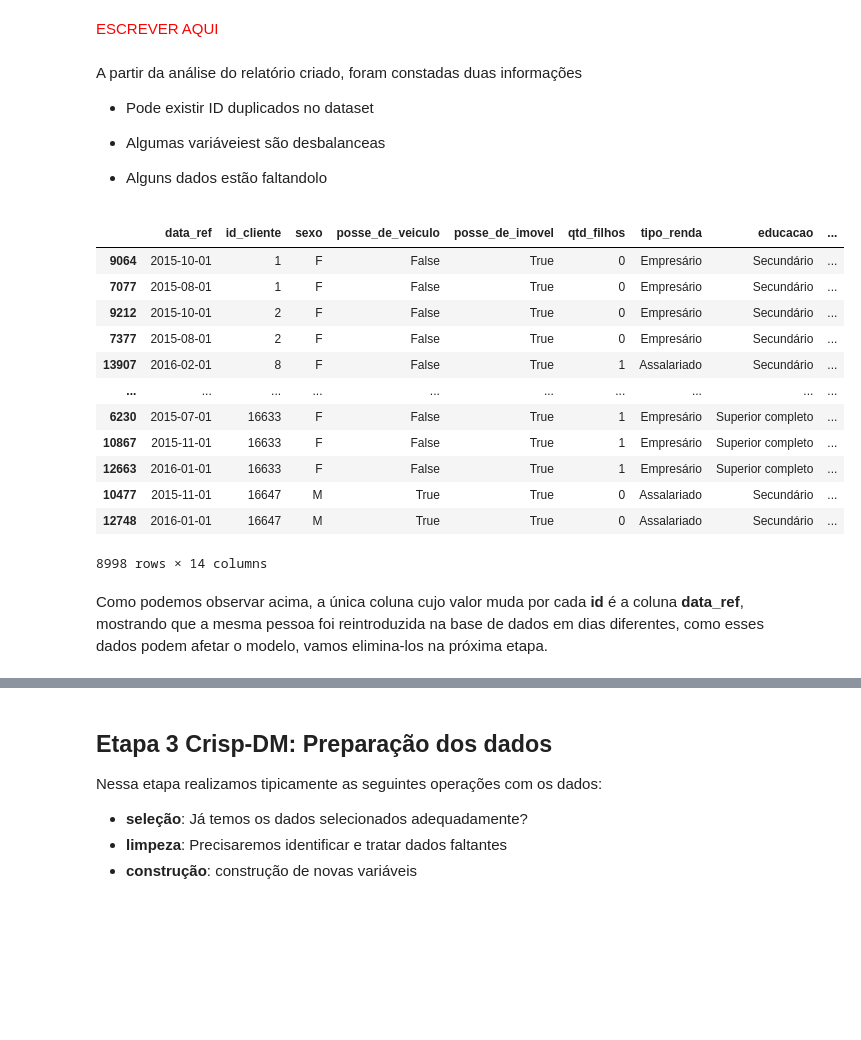
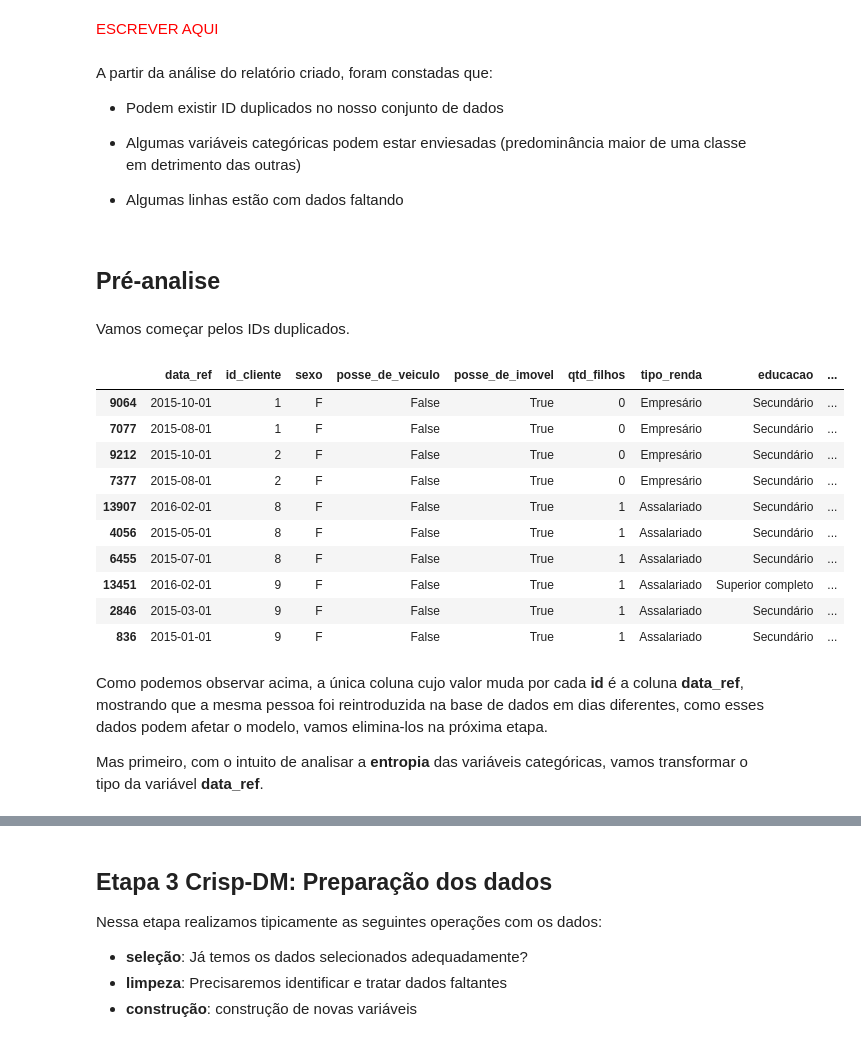
Before and after one commit to PinguinCoding/previsao-renda, a Jupyter notebook: notebooks/exploracao-de-dados.ipynb, the cells around one changed output, grey strips where cells are left out. Saved outputs shown, nothing was run; the diff lists cells and outputs as text; code cells hidden in the pictures; blank space fills up the shorter version.

Commit message:
finished-data-preparing
Finished data preparing to start modeling

```diff
--- a/notebooks/exploracao-de-dados.ipynb
+++ b/notebooks/exploracao-de-dados.ipynb
@@ -78,30 +79,34 @@ prof.to_file('../reports/renda_analisys.html')
 # %% [markdown]
 <span style="color:red">ESCREVER AQUI</span>
 # %% [markdown]
-A partir da análise do relatório criado, foram constadas duas informações
+A partir da análise do relatório criado, foram constadas que:
 
-- Pode existir ID duplicados no dataset
+- Podem existir ID duplicados no nosso conjunto de dados
 
-- Algumas variáveiest são desbalanceas
+- Algumas variáveis categóricas podem estar enviesadas (predominância maior de uma classe em detrimento das outras)
 
-- Alguns dados estão faltandolo
+- Algumas linhas estão com dados faltando
+# %% [markdown]
+## Pré-analise
+# %% [markdown]
+Vamos começar pelos IDs duplicados.
 # %%
 id_duplicados = [item for item in renda['id_cliente'].value_counts().index if renda['id_cliente'].value_counts()[item] != 1]
 # %%
-renda.loc[renda['id_cliente'].isin(id_duplicados)].sort_values(by='id_cliente')
+renda.loc[renda['id_cliente'].isin(id_duplicados)].sort_values(by='id_cliente').head(10)
 # %% [output]
 |  | data_ref | id_cliente | sexo | posse_de_veiculo | posse_de_imovel | qtd_filhos | tipo_renda | educacao | ... |
 | 9064 | 2015-10-01 | 1 | F | False | True | 0 | Empresário | Secundário | ... |
 | 7077 | 2015-08-01 | 1 | F | False | True | 0 | Empresário | Secundário | ... |
 | 9212 | 2015-10-01 | 2 | F | False | True | 0 | Empresário | Secundário | ... |
 | 7377 | 2015-08-01 | 2 | F | False | True | 0 | Empresário | Secundário | ... |
 | 13907 | 2016-02-01 | 8 | F | False | True | 1 | Assalariado | Secundário | ... |
-| ... | ... | ... | ... | ... | ... | ... | ... | ... | ... |
-| 6230 | 2015-07-01 | 16633 | F | False | True | 1 | Empresário | Superior completo | ... |
-| 10867 | 2015-11-01 | 16633 | F | False | True | 1 | Empresário | Superior completo | ... |
-| 12663 | 2016-01-01 | 16633 | F | False | True | 1 | Empresário | Superior completo | ... |
-| 10477 | 2015-11-01 | 16647 | M | True | True | 0 | Assalariado | Secundário | ... |
-| 12748 | 2016-01-01 | 16647 | M | True | True | 0 | Assalariado | Secundário | ... |
+| 4056 | 2015-05-01 | 8 | F | False | True | 1 | Assalariado | Secundário | ... |
+| 6455 | 2015-07-01 | 8 | F | False | True | 1 | Assalariado | Secundário | ... |
+| 13451 | 2016-02-01 | 9 | F | False | True | 1 | Assalariado | Superior completo | ... |
+| 2846 | 2015-03-01 | 9 | F | False | True | 1 | Assalariado | Secundário | ... |
+| 836 | 2015-01-01 | 9 | F | False | True | 1 | Assalariado | Secundário | ... |
-8998 rows × 14 columns
 # %% [markdown]
 Como podemos observar acima, a única coluna cujo valor muda por cada **id** é a coluna **data_ref**, mostrando que a mesma pessoa foi reintroduzida na base de dados em dias diferentes, como esses dados podem afetar o modelo, vamos elimina-los na próxima etapa.
+
+Mas primeiro, com o intuito de analisar a **entropia** das variáveis categóricas, vamos transformar o tipo da variável **data_ref**.
```
Also changed, not shown: parts of 48 cells of this notebook, 4 other files.
